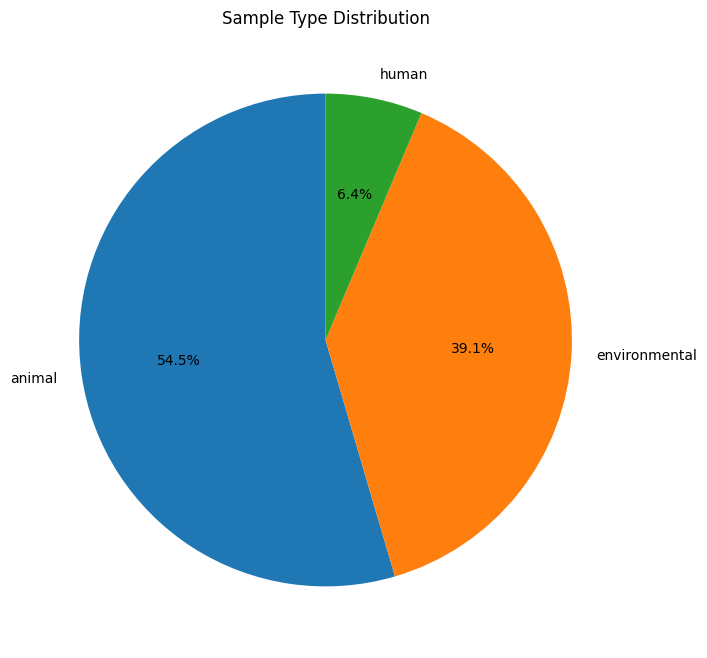
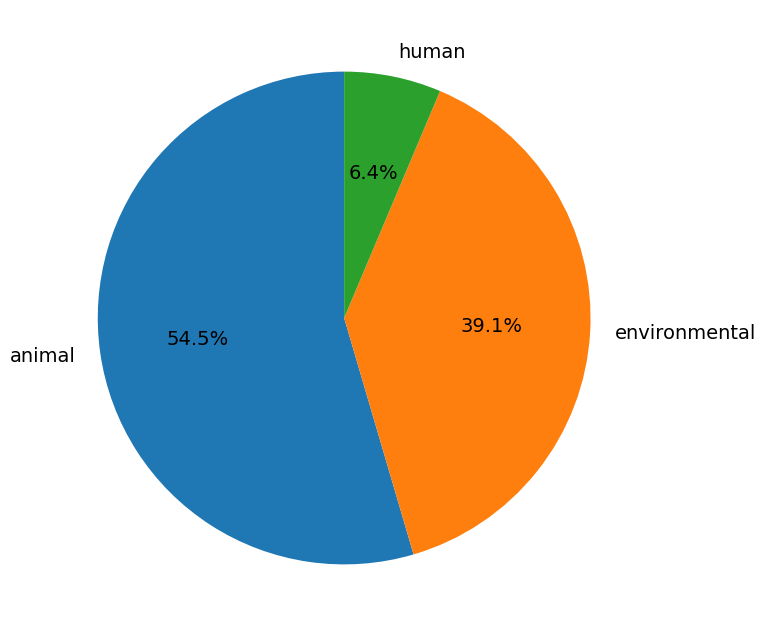
The change to this notebook cell's code, shown as a diff; its figure went from the first image to the second:
--- before
+++ after
@@ -4,6 +4,7 @@
     labels=df["sample_type_label"],
     autopct="%1.1f%%",
-    startangle=90
+    startangle=90,
+    textprops={'fontsize': 14}
 )
-plt.title("Sample Type Distribution")
+plt.savefig("figure-2b.pdf", dpi=450)
 plt.show()

Commit: build: modified the notebooks that generate the figures to make them adapted to the demands of the editor